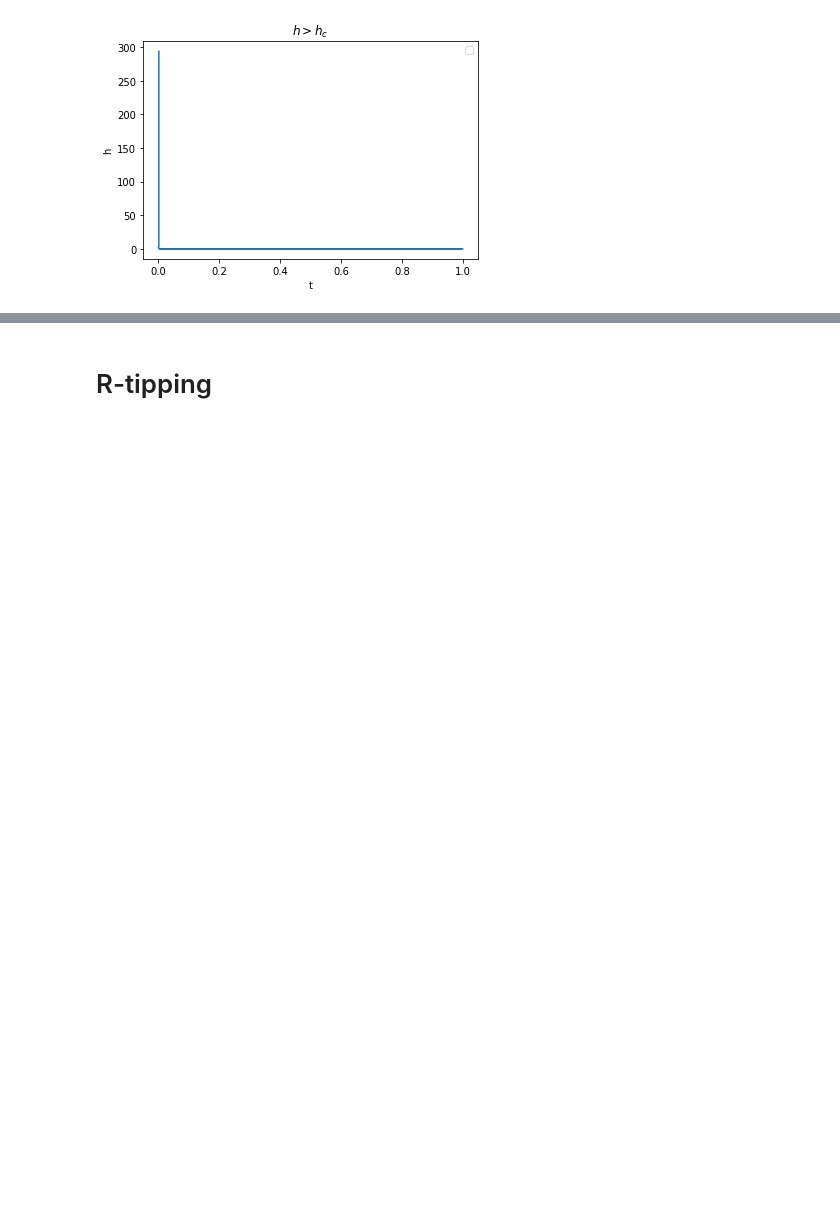
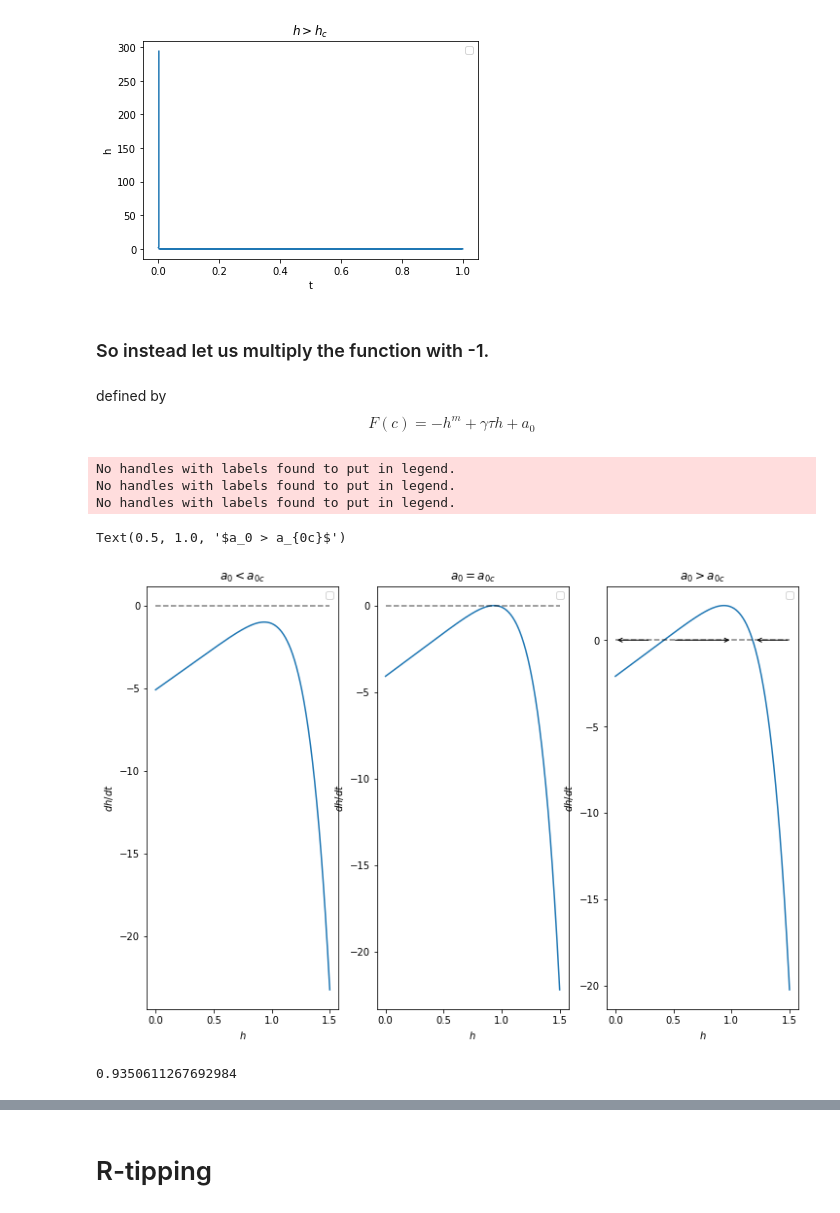
Before and after one commit to jojobeck/NDandC, a Jupyter notebook: ice sheet bifurcation with r tipping.ipynb, the cells around one changed output, grey strips where cells are left out. Cells and saved outputs as stored; diff of their text form; code cells hidden in the pictures; blank space fills up the shorter version.

```diff
--- a/ice sheet bifurcation with r tipping.ipynb
+++ b/ice sheet bifurcation with r tipping.ipynb
@@ -198,3 +198,42 @@ ax.legend()
 No handles with labels found to put in legend.
 <matplotlib.legend.Legend at 0x...>
 [figure]
+# %% [markdown]
+### So instead let us multiply the function with -1.
+# %% [markdown]
+defined by  $$F(c)=-h^m+\gamma \tau h+a_0 $$
+# %%
+gammaT=5
+m = 8
+aoc=(gammaT/m)**(m/(m-1))*(1-m)
+h_c = (gammaT/m)**(1/(m-1))
+def x_dot(r,x):
+    return(-x**8+gammaT*x+r)
+n = 1000
+x = np.linspace(0,1.5,n)
+r_s=np.array([aoc-1,aoc,aoc+2])
+# %%
+f,ax = plt .subplots(1,3, figsize=(12,8))
+for i,r in enumerate(r_s):
+    ax[i].plot(x,x_dot(r,x))
+    ax[i].plot(x,x*0,'k--',alpha =0.5)
+    ax[i].set_ylabel('$dh/dt$')
+    ax[i].set_xlabel('$h$')
+
+    ax[i].legend()
+ax[i].annotate('', xy=(0, 0), xytext=(0.3, 0), arrowprops=dict(arrowstyle="->",connectionstyle="arc3",lw=1),)
+ax[i].annotate('', xy=(1., 0), xytext=(0.5, 0), arrowprops=dict(arrowstyle="->",connectionstyle="arc3",lw=1),)
+ax[i].annotate('', xy=(1.2, 0), xytext=(1.5, 0), arrowprops=dict(arrowstyle="->",connectionstyle="arc3",lw=1),)
+ax[0].set_title( '$a_0 < a_{0c}$')
+ax[1].set_title( '$a_0 = a_{0c}$')
+ax[2].set_title( '$a_0 > a_{0c}$')
+# %% [output]
+No handles with labels found to put in legend.
+No handles with labels found to put in legend.
+No handles with labels found to put in legend.
+Text(0.5, 1.0, '$a_0 > a_{0c}$')
+[figure, added]
+# %%
+h_c
+# %% [output]
+0.9350611267692984
```
Also changed, not shown: parts of 6 cells of this notebook.
